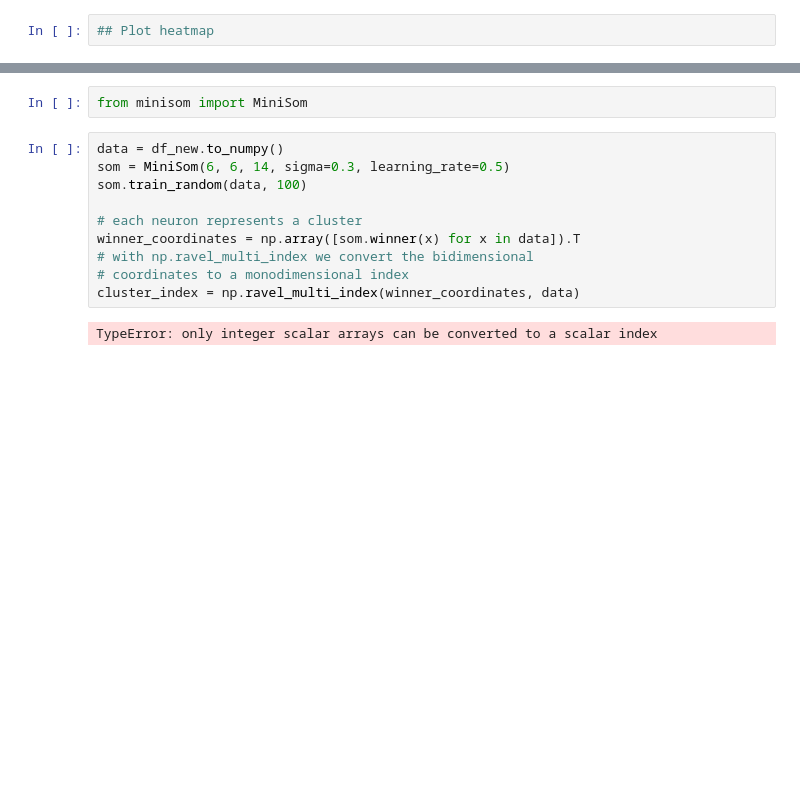
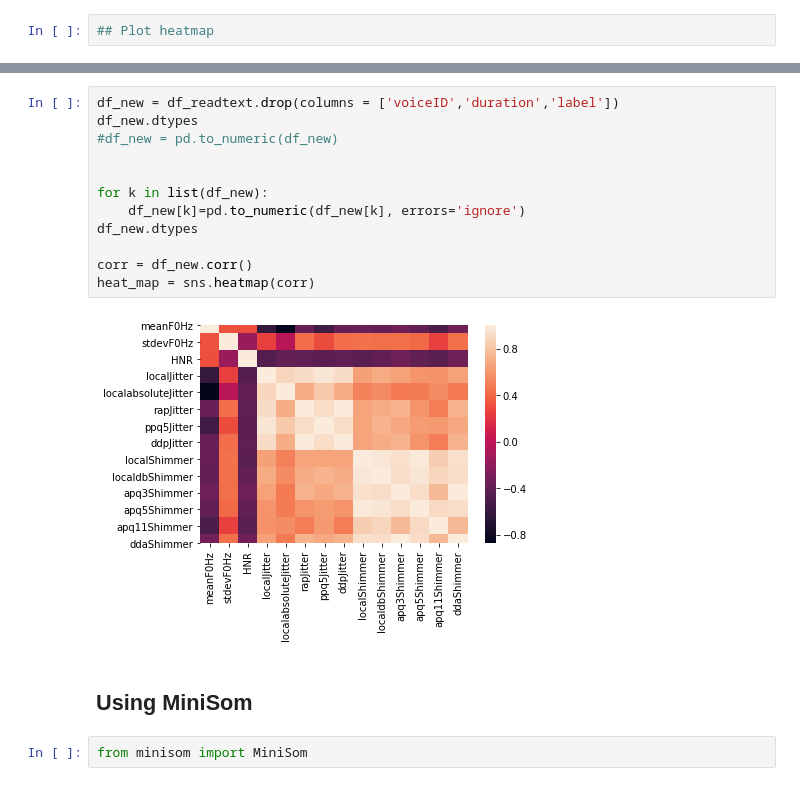
Before and after one commit to aeesha-T/parkinsons_prediction_using_speech, a Jupyter notebook: Test_Notebook.ipynb, the cells around one changed output, grey strips where cells are left out. Cells and saved outputs as stored; diff of their text form; blank space fills up the shorter version.

```diff
--- a/Test_Notebook.ipynb
+++ b/Test_Notebook.ipynb
@@ -266,14 +307,18 @@ SyntaxError: invalid syntax (<ipython-input-34-eb1ef426792c>, line 2)
+# %%
+df_new = df_readtext.drop(columns = ['voiceID','duration','label'])
+df_new.dtypes
+#df_new = pd.to_numeric(df_new)
+
+
+for k in list(df_new):
+    df_new[k]=pd.to_numeric(df_new[k], errors='ignore')
+df_new.dtypes
+
+corr = df_new.corr()
+heat_map = sns.heatmap(corr)
+# %% [output]
+[figure, added]
+# %% [markdown]
+## Using MiniSom
 # %%
 from minisom import MiniSom
-# %%
-data = df_new.to_numpy()
-som = MiniSom(6, 6, 14, sigma=0.3, learning_rate=0.5)
-som.train_random(data, 100)
-
-# each neuron represents a cluster
-winner_coordinates = np.array([som.winner(x) for x in data]).T
-# with np.ravel_multi_index we convert the bidimensional
-# coordinates to a monodimensional index
-cluster_index = np.ravel_multi_index(winner_coordinates, data)
-# %% [output]
-TypeError: only integer scalar arrays can be converted to a scalar index
```
Also changed, not shown: parts of 13 cells of this notebook, 6 other files.
